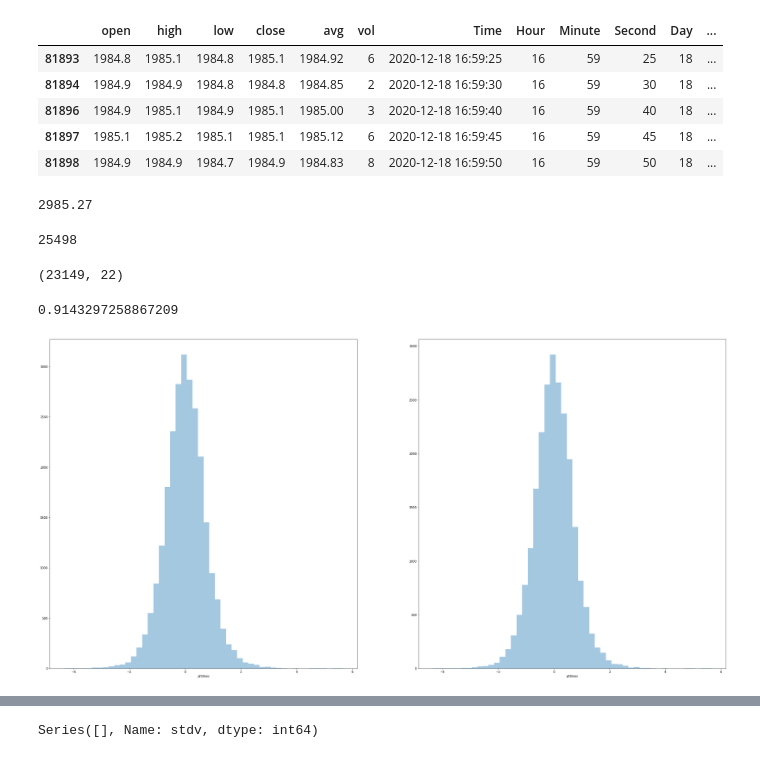
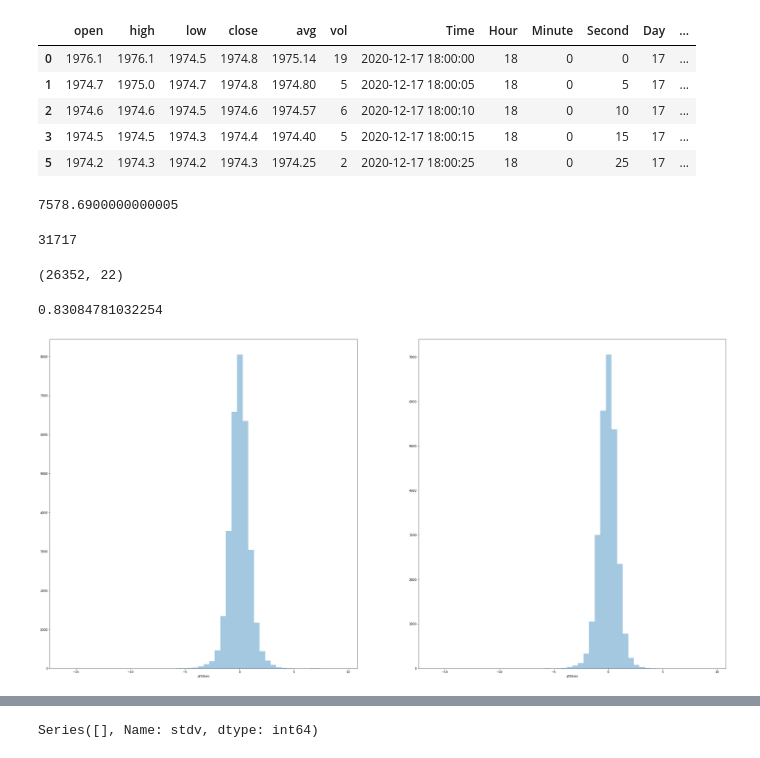
Before and after one commit to hublun/TWSApi, a Jupyter notebook: IBApi_Historical_T_Analysis.ipynb, the cells around one changed output, grey strips where cells are left out. Saved outputs shown, nothing was run; the diff lists cells and outputs as text; code cells hidden in the pictures.

```diff
--- a/IBApi_Historical_T_Analysis.ipynb
+++ b/IBApi_Historical_T_Analysis.ipynb
@@ -5,7 +5,7 @@ import pandas as pd
 import matplotlib.pyplot as plt
 import seaborn as sns
 # %%
-df = pd.read_pickle('/content/M2K20201213_to_20201218170000.pkl')
+df = pd.read_pickle('/content/drive/MyDrive/TWS/M2K20201219_to_20201224131500.pkl')
 # %%
 df["Time"] = pd.to_datetime(df["time"], format='%Y%m%d  %H:%M:%S', yearfirst=True)
 # %%
@@ -39,23 +39,23 @@ df["t"] = (df.dev - df.mu) / df.stdv
 # %%
 df["pf10sec"] = (df.avg.shift(-2)-df.avg).fillna(0.0)
 df["pf30sec"] = (df.avg.shift(-6)-df.avg).fillna(0.0)
 df["pfmin"] = (df.avg.shift(-12)-df.avg).fillna(0.0)
-df.tail()
+df.head()
 # %% [output]
 |  | open | high | low | close | avg | vol | Time | Hour | Minute | Second | Day | ... |
-| 81893 | 1984.8 | 1985.1 | 1984.8 | 1985.1 | 1984.92 | 6 | 2020-12-18 16:59:25 | 16 | 59 | 25 | 18 | ... |
-| 81894 | 1984.9 | 1984.9 | 1984.8 | 1984.8 | 1984.85 | 2 | 2020-12-18 16:59:30 | 16 | 59 | 30 | 18 | ... |
-| 81896 | 1984.9 | 1985.1 | 1984.9 | 1985.1 | 1985.00 | 3 | 2020-12-18 16:59:40 | 16 | 59 | 40 | 18 | ... |
-| 81897 | 1985.1 | 1985.2 | 1985.1 | 1985.1 | 1985.12 | 6 | 2020-12-18 16:59:45 | 16 | 59 | 45 | 18 | ... |
-| 81898 | 1984.9 | 1984.9 | 1984.7 | 1984.9 | 1984.83 | 8 | 2020-12-18 16:59:50 | 16 | 59 | 50 | 18 | ... |
+| 0 | 1976.1 | 1976.1 | 1974.5 | 1974.8 | 1975.14 | 19 | 2020-12-17 18:00:00 | 18 | 0 | 0 | 17 | ... |
+| 1 | 1974.7 | 1975.0 | 1974.7 | 1974.8 | 1974.80 | 5 | 2020-12-17 18:00:05 | 18 | 0 | 5 | 17 | ... |
+| 2 | 1974.6 | 1974.6 | 1974.5 | 1974.6 | 1974.57 | 6 | 2020-12-17 18:00:10 | 18 | 0 | 10 | 17 | ... |
+| 3 | 1974.5 | 1974.5 | 1974.3 | 1974.4 | 1974.40 | 5 | 2020-12-17 18:00:15 | 18 | 0 | 15 | 17 | ... |
+| 5 | 1974.2 | 1974.3 | 1974.2 | 1974.3 | 1974.25 | 2 | 2020-12-17 18:00:25 | 18 | 0 | 25 | 17 | ... |
 # %%
 df[(df.pf10sec>1)|(df.pf10sec<-1)].shape[0]*(5*2-2*0.47)/2
 # %% [output]
-2985.27
+7578.6900000000005
 # %%
 df.shape[0]
 # %% [output]
-25498
+31717
 # %%
 df.drop(df.head(10*12).index, inplace=True)
 df.drop(df.tail(5*12).index, inplace=True)
@@ -63,11 +63,11 @@ df.drop(df.tail(5*12).index, inplace=True)
 data = df[abs(df.t) >2]
 data.shape
 # %% [output]
-(23149, 22)
+(26352, 22)
 # %%
 data.shape[0] / df.shape[0]
 # %% [output]
-0.9143297258867209
+0.83084781032254
 # %%
 a4_dims = (40,20)
 fig, axes = plt.subplots(nrows=1,ncols=2,figsize=a4_dims)
@@ -75,4 +75,4 @@ sns.distplot(df.pf30sec, kde=False, ax=axes[0])
 sns.distplot(data.pf30sec, kde=False, ax=axes[1])
 plt.show()
 # %% [output]
-[figure, old version]
+[figure, new version]
```
Also changed, not shown: parts of 7 cells of this notebook.
